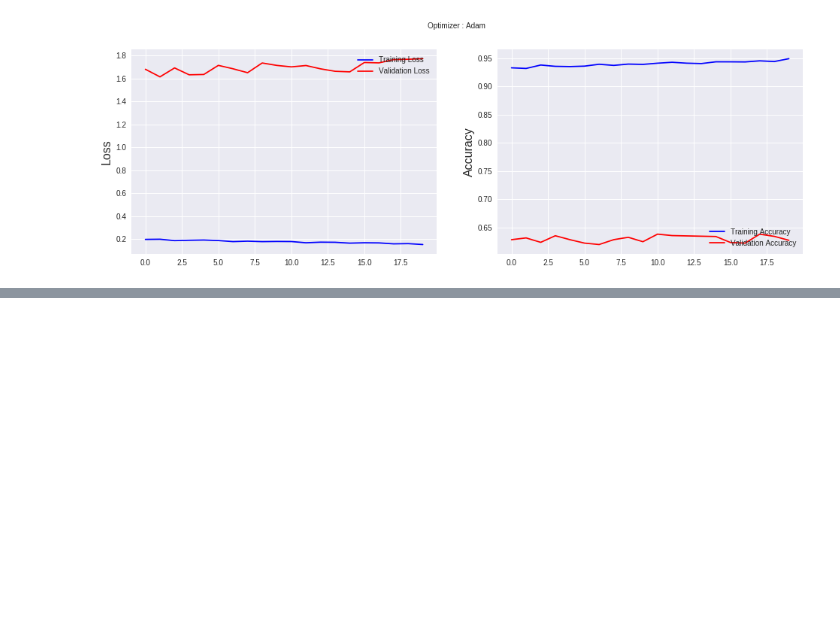
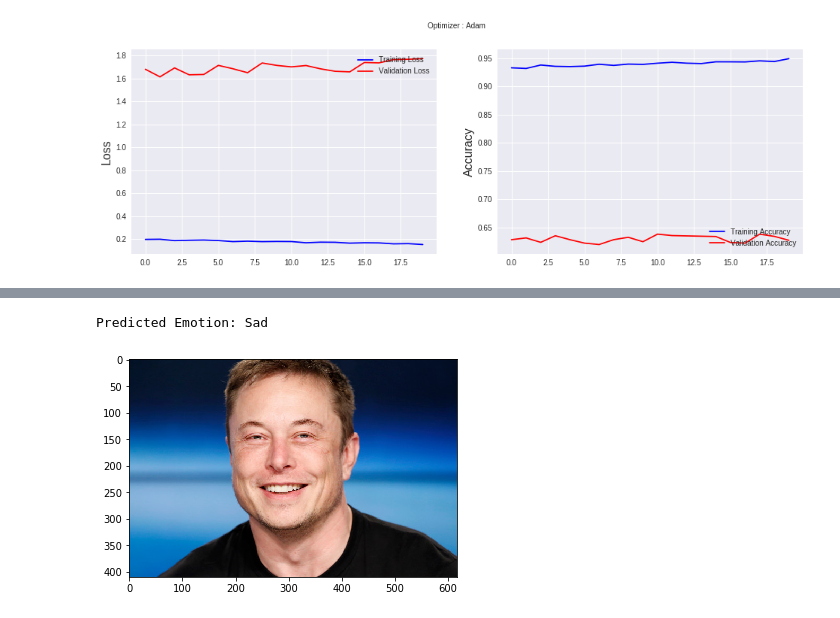
Before and after one commit to susantabiswas/realtime-facial-emotion-analyzer, a Jupyter notebook: facial Emotions.ipynb, the cells around one changed output, grey strips where cells are left out. Saved outputs shown, nothing was run; the diff lists cells and outputs as text; code cells hidden in the pictures; blank space fills up the shorter version.

```diff
--- a/facial Emotions.ipynb
+++ b/facial Emotions.ipynb
@@ -319,0 +352,6 @@ plt.show()
+# %%
+plt.imshow(images[1])
+print('Predicted Emotion: ' + str(EMOTIONS[predictions[1]]))
+# %% [output]
+Predicted Emotion: Sad
+[figure, added]
```
Also changed, not shown: parts of 10 cells of this notebook.
